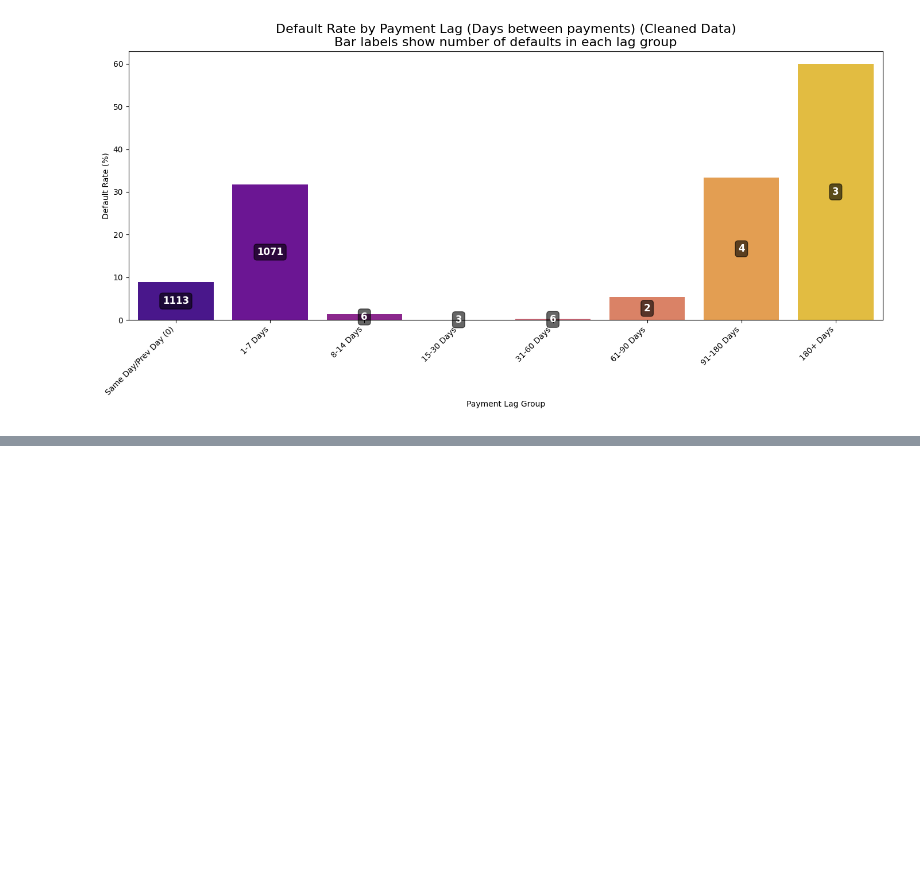
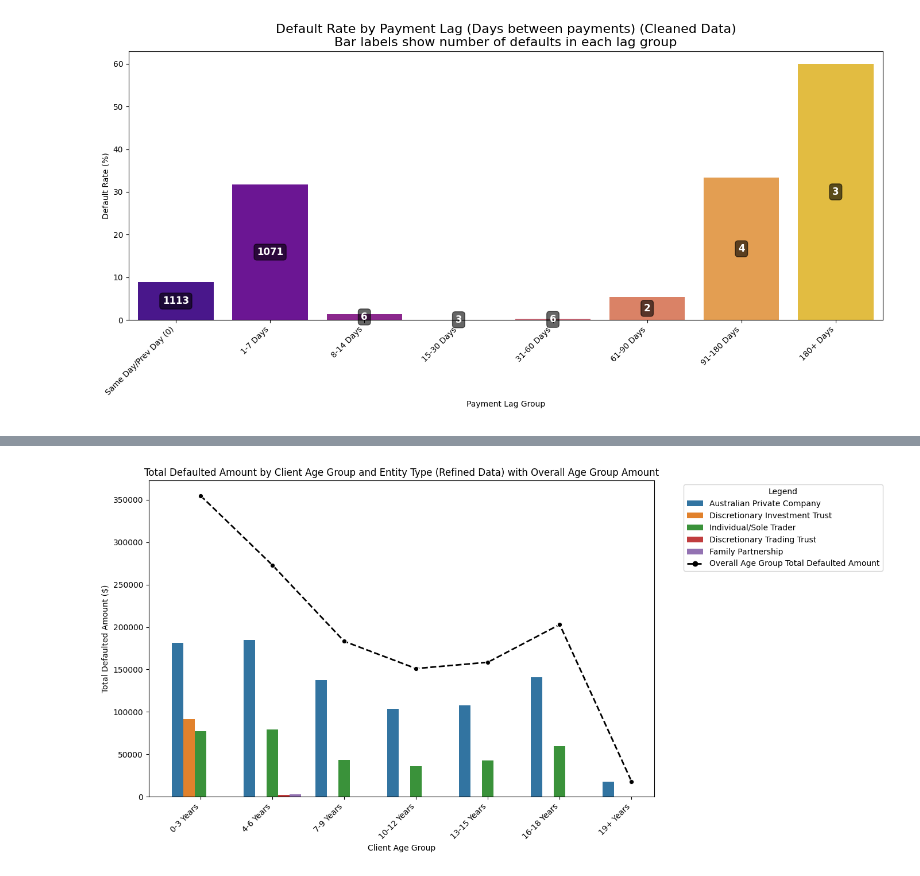
Before and after one commit to jack-braga/Jack-Braga-Case-Study, a Jupyter notebook: Final_Analysis.ipynb, the cells around one changed output, grey strips where cells are left out. Cells and saved outputs as stored; diff of their text form; code cells hidden in the pictures; blank space fills up the shorter version.

```diff
--- a/Final_Analysis.ipynb
+++ b/Final_Analysis.ipynb
@@ -1222,0 +1288,90 @@ Default rates by Payment Lag Group (Round 2 Analysis - Excl. Rectified within 16
+# %%
+# Define age bins and labels
+age_bins_round2 = [0, 4, 7, 10, 13, 16, 19, float('inf')]
+age_labels_round2 = ["0-3 Years", "4-6 Years", "7-9 Years", "10-12 Years", "13-15 Years", "16-18 Years", "19+ Years"]
+
+merged_df_round2['client_age_group'] = pd.cut(
+    merged_df_round2['client_age_at_transaction'],
+    bins=age_bins_round2,
+    labels=age_labels_round2,
+    right=False,
+    ordered=True # Ensure categories are ordered for consistent grouping and sorting
+)
+
+# Calculate overall defaulted amount for each age group
+# This DataFrame is needed for the horizontal lines
+age_group_overall_default_amounts = merged_df_round2[merged_df_round2['is_default_round2'] == 1].groupby('client_age_group', observed=True).agg(
+    total_defaulted_amount=('payment_amt', 'sum')
+).reset_index()
+age_group_overall_default_amounts['client_age_group'] = pd.Categorical(age_group_overall_default_amounts['client_age_group'], categories=age_labels_round2, ordered=True)
+age_group_overall_amounts = age_group_overall_default_amounts.sort_values(by='client_age_group')
+
+
+# Group and compute total defaulted amount by client age group and entity type
+# Filter for only defaulted payments before summing the amount
+grouped_default_amount = (
+    merged_df_round2[merged_df_round2['is_default_round2'] == 1]
+    .groupby(['client_age_group', 'entity_type'], observed=True)
+    .agg(
+        total_defaulted_amount=('payment_amt', 'sum'),
+        count_defaults=('is_default_round2', 'size') # Count of defaults in this specific group
+    )
+    .reset_index()
+)
+
+# Optional: Filter out low-count groups (e.g., if you want to only show groups with more than 10 defaulted payments)
+# You might need to adjust this threshold based on what makes sense for "total defaulted amount"
+grouped_default_amount = grouped_default_amount[grouped_default_amount['count_defaults'] > 10].copy()
+
+
+# Sort age group order as per defined label sequence
+age_order = ["0-3 Years", "4-6 Years", "7-9 Years", "10-12 Years", "13-15 Years", "16-18 Years", "19+ Years"]
+grouped_default_amount['client_age_group'] = pd.Categorical(grouped_default_amount['client_age_group'], categories=age_order, ordered=True)
+grouped_default_amount = grouped_default_amount.sort_values(by=['client_age_group', 'entity_type']) # Sort for clear table presentation
+
+# Print the table representing the data in the plot
+print("\nTotal Defaulted Amount by Client Age Group and Entity Type (Refined Data):")
+print(grouped_default_amount[['client_age_group', 'entity_type', 'total_defaulted_amount', 'count_defaults']].to_markdown(index=False, numalign="left", stralign="left", floatfmt=".2f"))
+
+# Plot
+fig, ax = plt.subplots(figsize=(14, 7)) # Adjusted figure size for potentially larger y-values
+sns.barplot(
+    data=grouped_default_amount,
+    x='client_age_group',
+    y='total_defaulted_amount',
+    hue='entity_type',
+    order=age_order,
+    zorder=2 # Ensure these bars are on top
+)
+
+# Add horizontal lines for overall total defaulted amount per age group
+sns.lineplot(
+    data=age_group_overall_amounts, # Use the overall amounts data
+    x='client_age_group',
+    y='total_defaulted_amount',
+    color='black', # Line color
+    linestyle='--', # Dashed line for clarity
+    marker='o', # Add markers at data points
+    linewidth=2,
+    ax=ax, # Plot on the same axes
+    zorder=3 # Ensure lines are on top of bars
+)
+
+# Fix the legend:
+handles, labels = ax.get_legend_handles_labels()
+
+# Create a custom Line2D object for the legend handle of the overall amount line
+overall_line_legend = Line2D([0], [0], color='black', linestyle='--', marker='o', linewidth=2, label='Overall Age Group Total Defaulted Amount')
+
+# Combine the handles and labels, ensuring unique labels and adding the custom line legend
+final_handles = handles + [overall_line_legend]
+final_labels = labels + ['Overall Age Group Total Defaulted Amount']
+ax.legend(handles=final_handles, labels=final_labels, title='Legend', bbox_to_anchor=(1.05, 1), loc='upper left')
+
+plt.title('Total Defaulted Amount by Client Age Group and Entity Type (Refined Data) with Overall Age Group Amount')
+plt.ylabel('Total Defaulted Amount ($)')
+plt.xlabel('Client Age Group')
+plt.xticks(rotation=45, ha='right')
+plt.tight_layout()
+plt.show()
+# %% [output]
@@ -1222,0 +1397 @@ Default rates by Payment Lag Group (Round 2 Analysis - Excl. Rectified within 16
+[figure, added]
```
Also changed, not shown: parts of 14 cells of this notebook.
